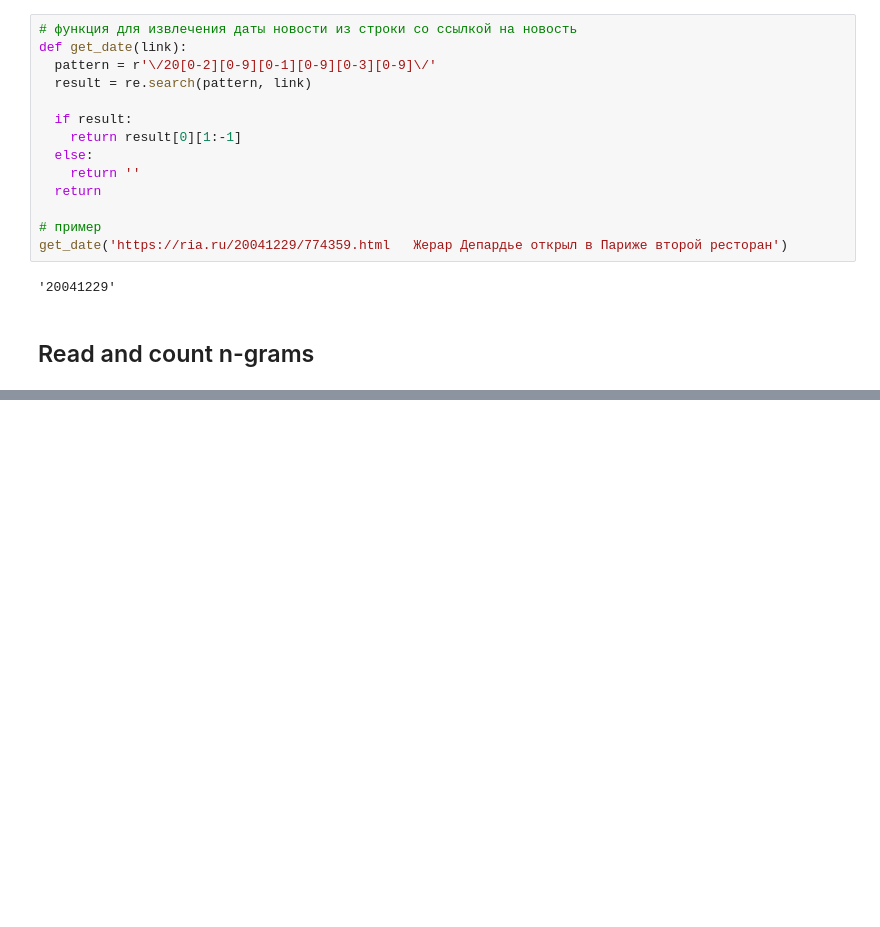
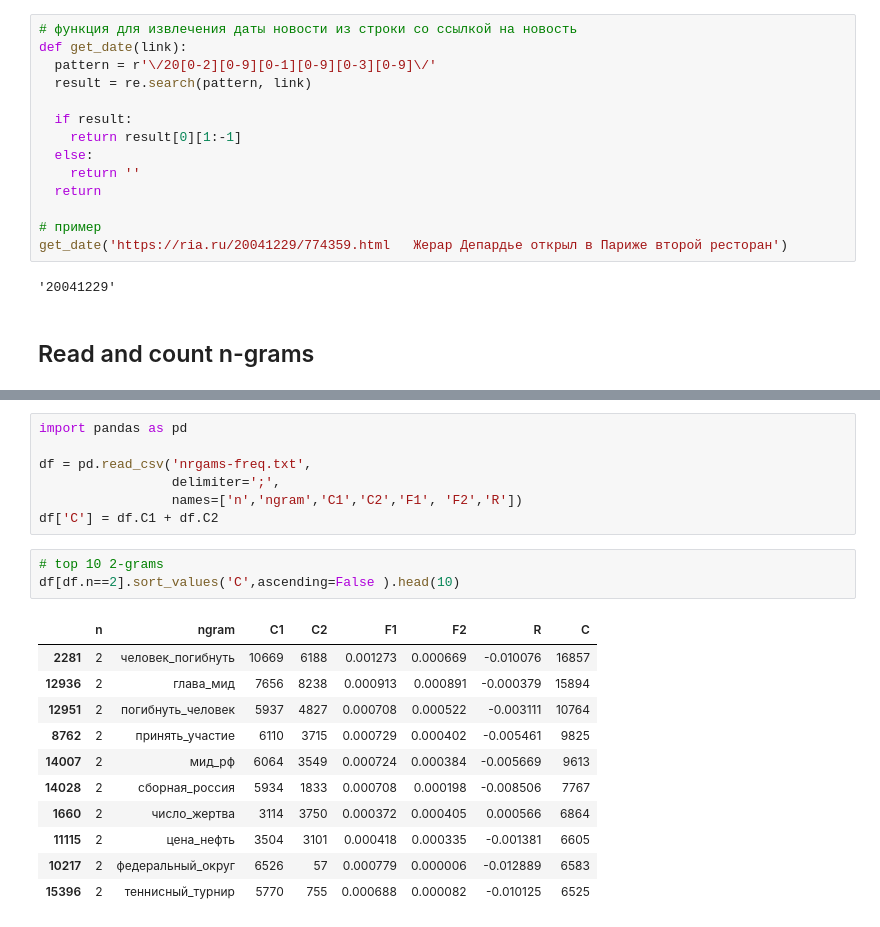
Before and after one commit to ekolonsky/RIA_news, a Jupyter notebook: RIA_Novosti_EDA_n_grams_freq_1.ipynb, the cells around one changed output, grey strips where cells are left out. Cells and saved outputs as stored; diff of their text form; blank space fills up the shorter version.

```diff
--- a/RIA_Novosti_EDA_n_grams_freq_1.ipynb
+++ b/RIA_Novosti_EDA_n_grams_freq_1.ipynb
@@ -174,0 +184,22 @@ with open('counter-100.txt','w') as file:
+# %%
+import pandas as pd
+
+df = pd.read_csv('nrgams-freq.txt',
+                 delimiter=';',
+                 names=['n','ngram','C1','C2','F1', 'F2','R'])
+df['C'] = df.C1 + df.C2
+# %%
+# top 10 2-grams
+df[df.n==2].sort_values('C',ascending=False ).head(10)
+# %% [output]
+|  | n | ngram | C1 | C2 | F1 | F2 | R | C |
+| 2281 | 2 | человек_погибнуть | 10669 | 6188 | 0.001273 | 0.000669 | -0.010076 | 16857 |
+| 12936 | 2 | глава_мид | 7656 | 8238 | 0.000913 | 0.000891 | -0.000379 | 15894 |
+| 12951 | 2 | погибнуть_человек | 5937 | 4827 | 0.000708 | 0.000522 | -0.003111 | 10764 |
+| 8762 | 2 | принять_участие | 6110 | 3715 | 0.000729 | 0.000402 | -0.005461 | 9825 |
+| 14007 | 2 | мид_рф | 6064 | 3549 | 0.000724 | 0.000384 | -0.005669 | 9613 |
+| 14028 | 2 | сборная_россия | 5934 | 1833 | 0.000708 | 0.000198 | -0.008506 | 7767 |
+| 1660 | 2 | число_жертва | 3114 | 3750 | 0.000372 | 0.000405 | 0.000566 | 6864 |
+| 11115 | 2 | цена_нефть | 3504 | 3101 | 0.000418 | 0.000335 | -0.001381 | 6605 |
+| 10217 | 2 | федеральный_округ | 6526 | 57 | 0.000779 | 0.000006 | -0.012889 | 6583 |
+| 15396 | 2 | теннисный_турнир | 5770 | 755 | 0.000688 | 0.000082 | -0.010125 | 6525 |
```
Also changed, not shown: parts of 16 cells of this notebook.
